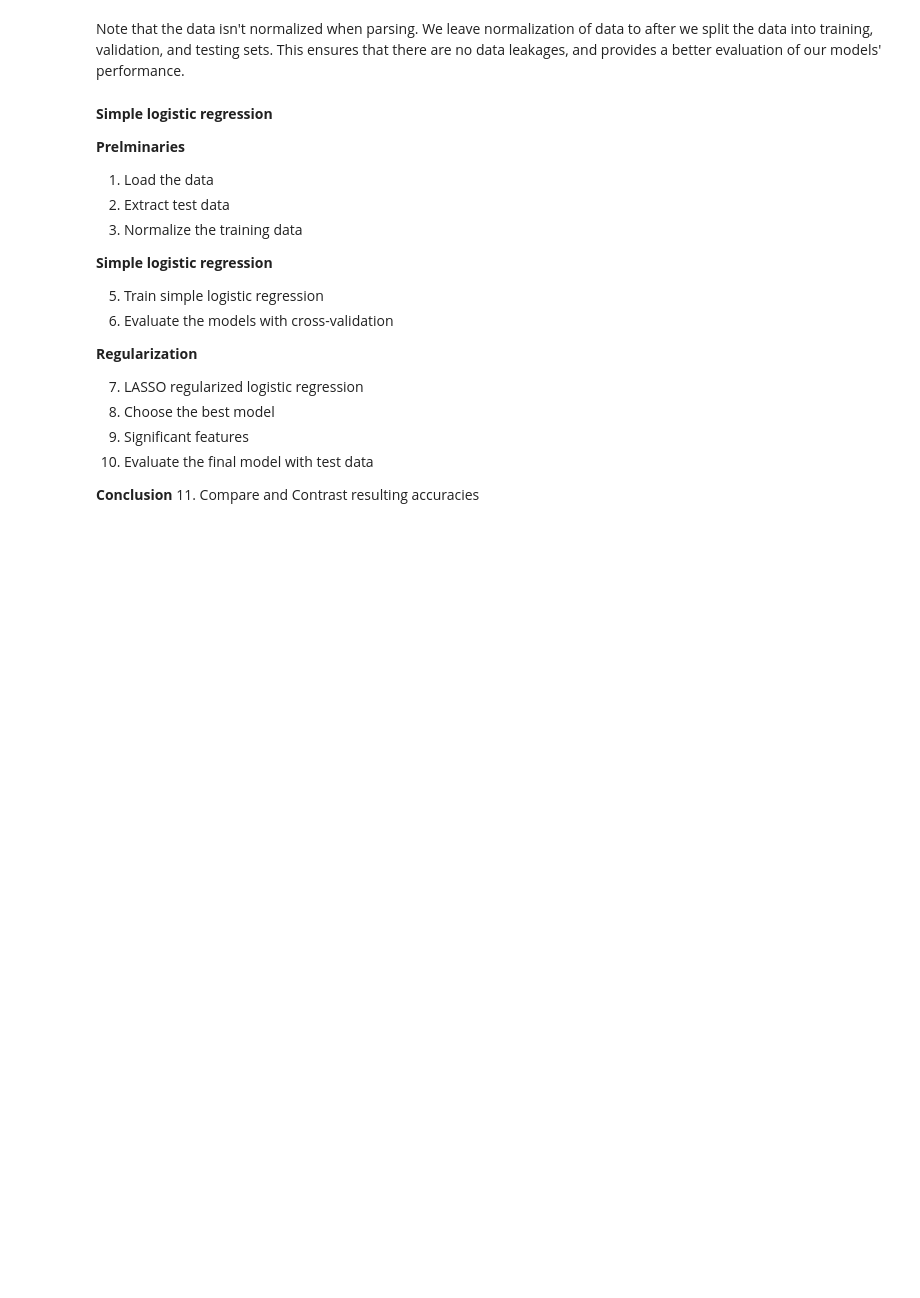
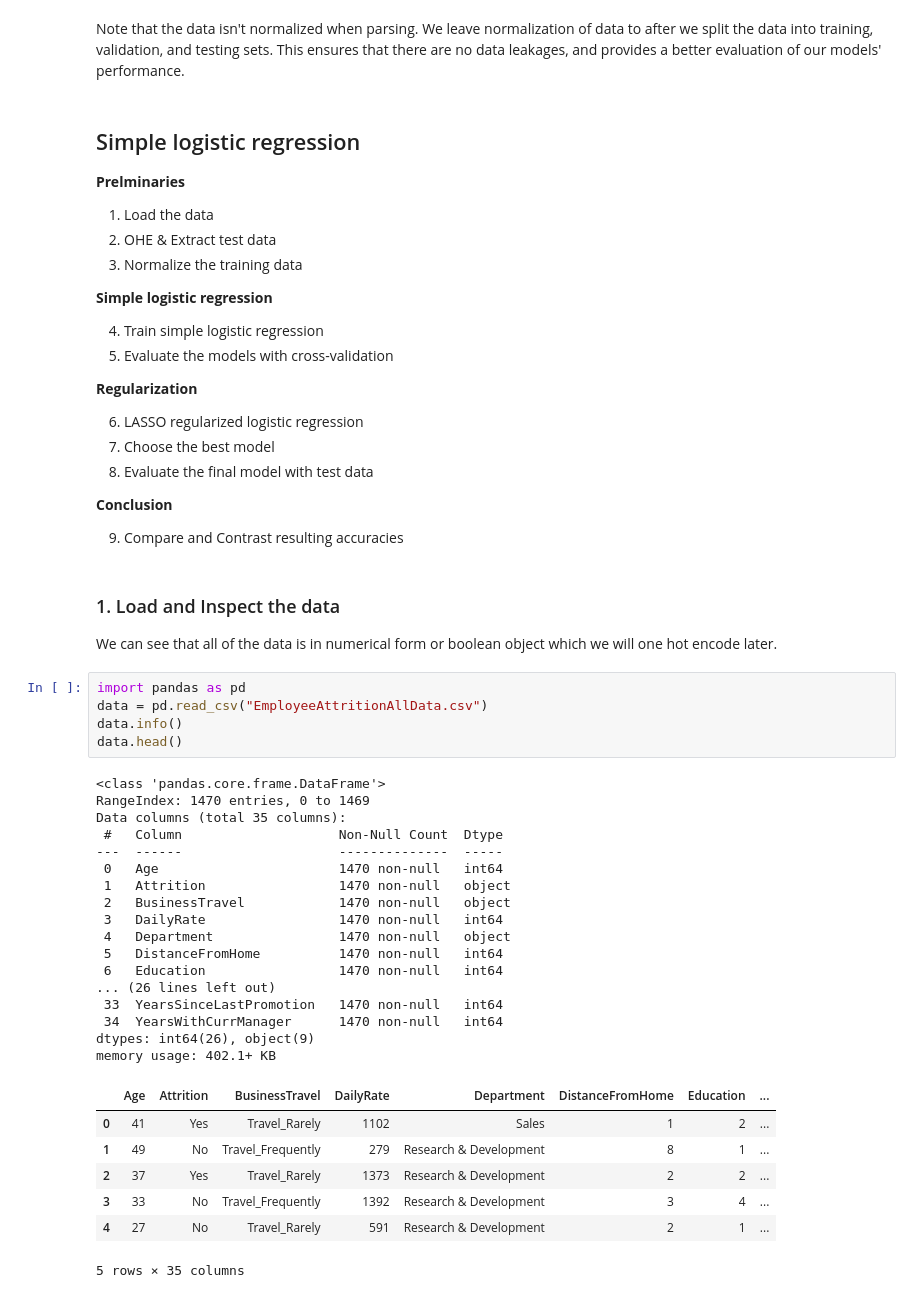
Before and after one commit to michyli/AttritionPredictionModel, a Jupyter notebook: main.ipynb, the cells around one changed output. Cells and saved outputs as stored; diff of their text form; blank space fills up the shorter version.

```diff
--- a/main.ipynb
+++ b/main.ipynb
@@ -56,25 +56,59 @@ def parse_csv(file_path):
 # %% [markdown]
 Note that the data isn't normalized when parsing. We leave normalization of data to after we split the data into training, validation, and testing sets. This ensures that there are no data leakages, and provides a better evaluation of our models' performance.
 # %% [markdown]
-**Simple logistic regression**
+## Simple logistic regression
 
 **Prelminaries**
 
 1. Load the data
-2. Extract test data
+2. OHE & Extract test data
 3. Normalize the training data
 
 **Simple logistic regression**
 
-5. Train simple logistic regression
-6. Evaluate the models with cross-validation
+4. Train simple logistic regression
+5. Evaluate the models with cross-validation
 
 **Regularization**
 
-7. LASSO regularized logistic regression
-8. Choose the best model
-9. Significant features
-10. Evaluate the final model with test data
+6. LASSO regularized logistic regression
+7. Choose the best model
+8. Evaluate the final model with test data
 
 **Conclusion**
-11. Compare and Contrast resulting accuracies
+
+9. Compare and Contrast resulting accuracies
+# %% [markdown]
+### 1. Load and Inspect the data
+
+We can see that all of the data is in numerical form or boolean object which we will one hot encode later.
+# %%
+import pandas as pd
+data = pd.read_csv("EmployeeAttritionAllData.csv")
+data.info()
+data.head()
+# %% [output]
+<class 'pandas.core.frame.DataFrame'>
+RangeIndex: 1470 entries, 0 to 1469
+Data columns (total 35 columns):
+ #   Column                    Non-Null Count  Dtype
+---  ------                    --------------  -----
+ 0   Age                       1470 non-null   int64
+ 1   Attrition                 1470 non-null   object
+ 2   BusinessTravel            1470 non-null   object
+ 3   DailyRate                 1470 non-null   int64
+ 4   Department                1470 non-null   object
+ 5   DistanceFromHome          1470 non-null   int64
+ 6   Education                 1470 non-null   int64
+... (26 lines left out)
+ 33  YearsSinceLastPromotion   1470 non-null   int64
+ 34  YearsWithCurrManager      1470 non-null   int64
+dtypes: int64(26), object(9)
+memory usage: 402.1+ KB
+|  | Age | Attrition | BusinessTravel | DailyRate | Department | DistanceFromHome | Education | ... |
+| 0 | 41 | Yes | Travel_Rarely | 1102 | Sales | 1 | 2 | ... |
+| 1 | 49 | No | Travel_Frequently | 279 | Research & Development | 8 | 1 | ... |
+| 2 | 37 | Yes | Travel_Rarely | 1373 | Research & Development | 2 | 2 | ... |
+| 3 | 33 | No | Travel_Frequently | 1392 | Research & Development | 3 | 4 | ... |
+| 4 | 27 | No | Travel_Rarely | 591 | Research & Development | 2 | 1 | ... |
+5 rows × 35 columns
```
Also changed, not shown: parts of 20 cells of this notebook, 1 other file.
